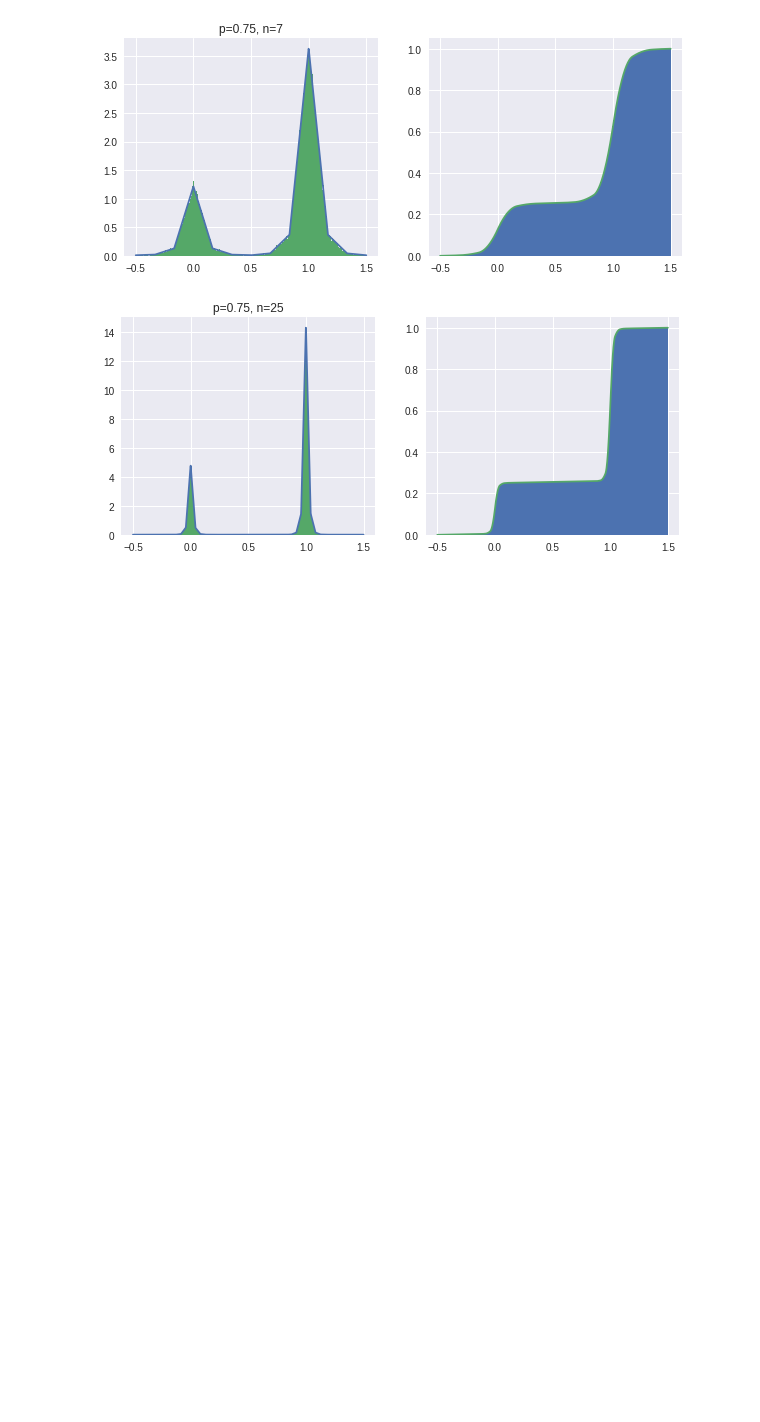
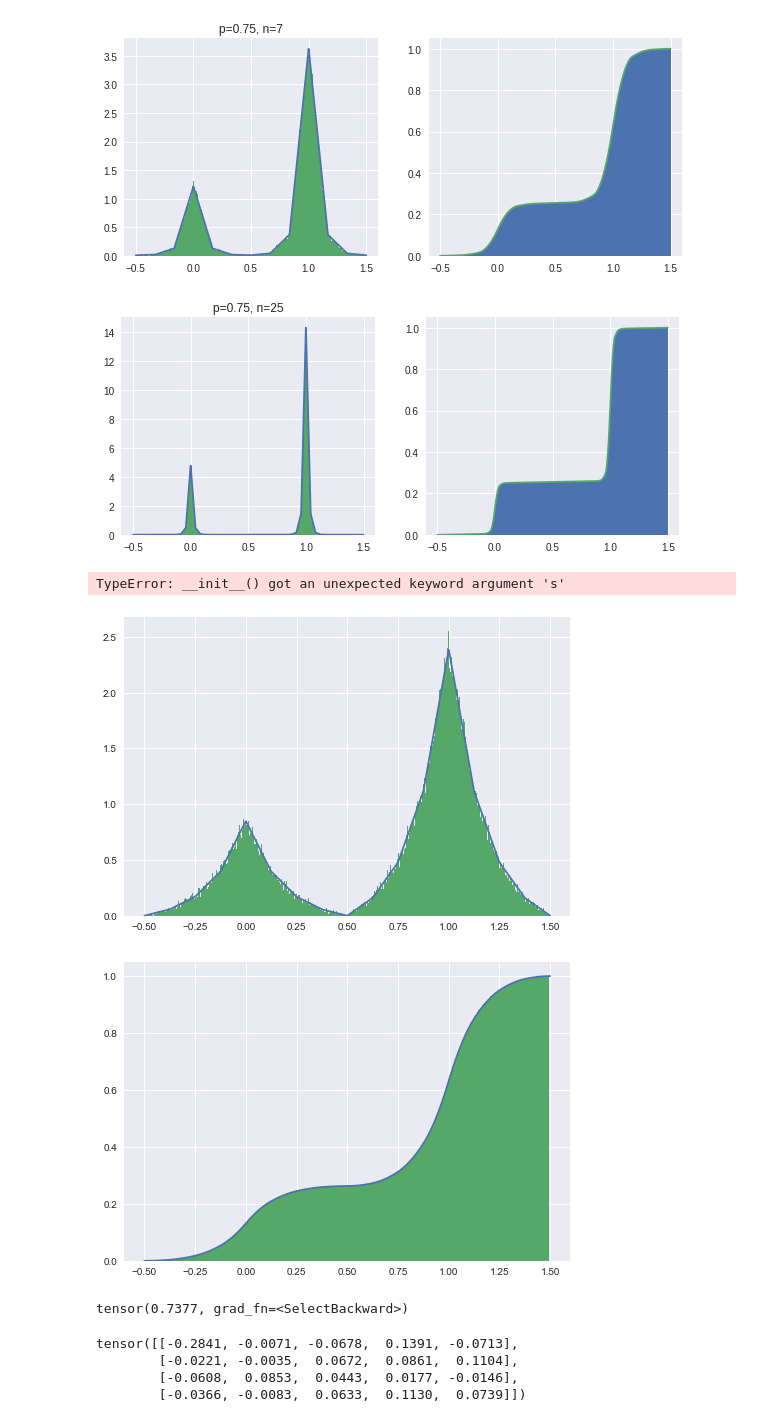
Before and after one commit to eelcovdw/pytorch-PWL, a Jupyter notebook: pwl/notebooks/exponential_spline.ipynb, the cells around one changed output. Saved outputs shown, nothing was run; the diff lists cells and outputs as text; code cells hidden in the pictures; blank space fills up the shorter version.

```diff
--- a/pwl/notebooks/exponential_spline.ipynb
+++ b/pwl/notebooks/exponential_spline.ipynb
@@ -162,3 +162,42 @@ plt.show()
 [figure]
 [figure]
 [figure]
+# %%
+p = 0.75
+n = 25
+x = torch.Tensor([[0, 1]])
+y = torch.Tensor([[1-p, p]])
+dist = PMFPWL(x, y, 0, 1, h_d=0.01, s=4, num_knots=n)
+# %% [output]
+TypeError: __init__() got an unexpected keyword argument 's'
+# %%
+import torch
+p = torch.rand(4, 5)
+p.requires_grad = True
+from piecewise_linear import BinaryPWL2
+
+dist = BinaryPWL2(p, 0.001, 2, 9)
+lx = torch.linspace(-0.5, 1.5, 1000).view(1, 1, -1)
+lx = lx.expand(4, 5, -1)
+sample = dist.sample(torch.Size([100000]))
+pdf = dist.pdf(lx)
+cdf = dist.cdf(lx)
+plt.plot(lx[0, 0], pdf[0, 0].detach())
+plt.hist(sample[0, 0], density=True, bins=500)
+plt.show()
+plt.plot(lx[0, 0], cdf[0, 0].detach())
+plt.hist(sample[0, 0], density=True, bins=500, cumulative=True)
+plt.show()
+print(p[0, 0])
+# %% [output]
+[figure, added]
+[figure, added]
+tensor(0.7377, grad_fn=<SelectBackward>)
+# %%
+dist.entropy().mean().backward()
+p.grad
+# %% [output]
+tensor([[-0.2841, -0.0071, -0.0678,  0.1391, -0.0713],
+        [-0.0221, -0.0035,  0.0672,  0.0861,  0.1104],
+        [-0.0608,  0.0853,  0.0443,  0.0177, -0.0146],
+        [-0.0366, -0.0083,  0.0633,  0.1130,  0.0739]])
```
Also changed, not shown: 8 other files.
